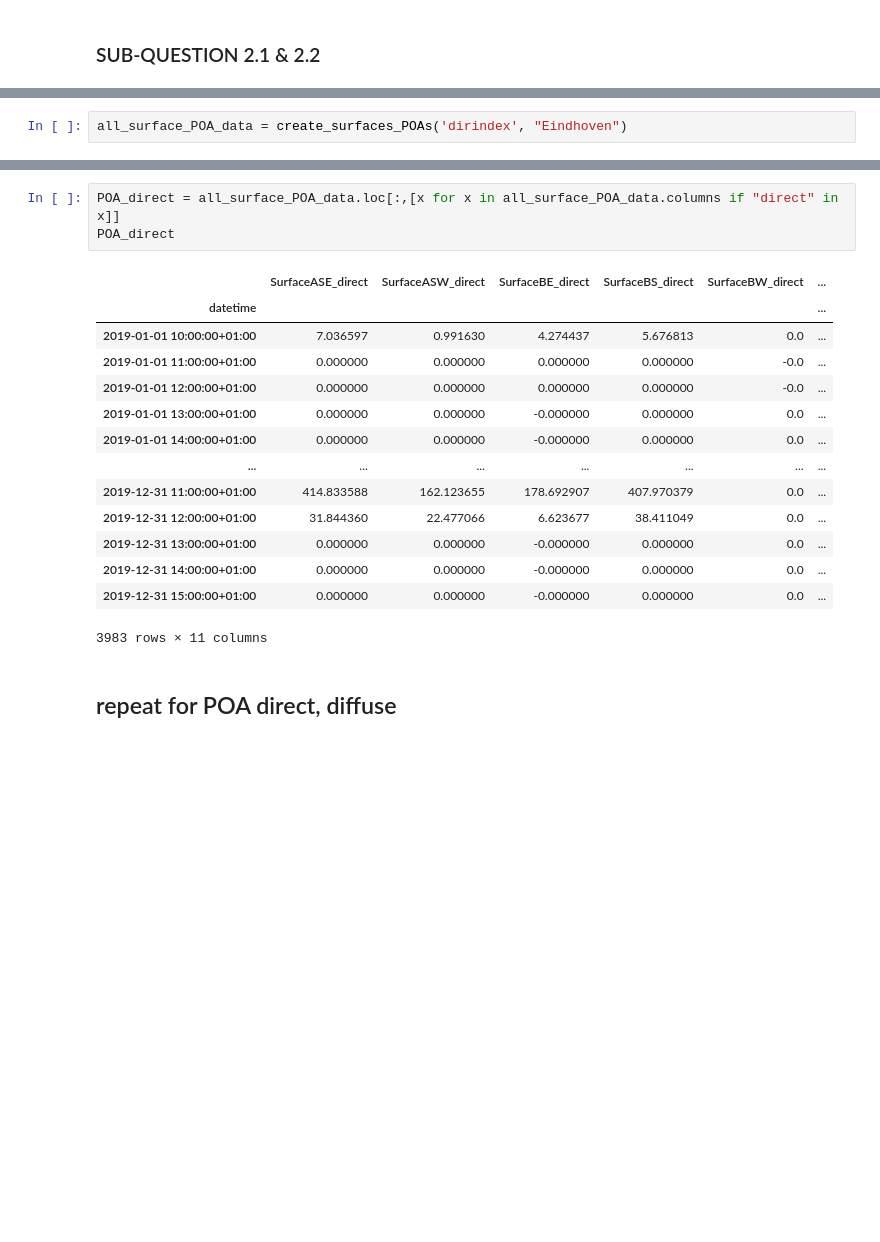
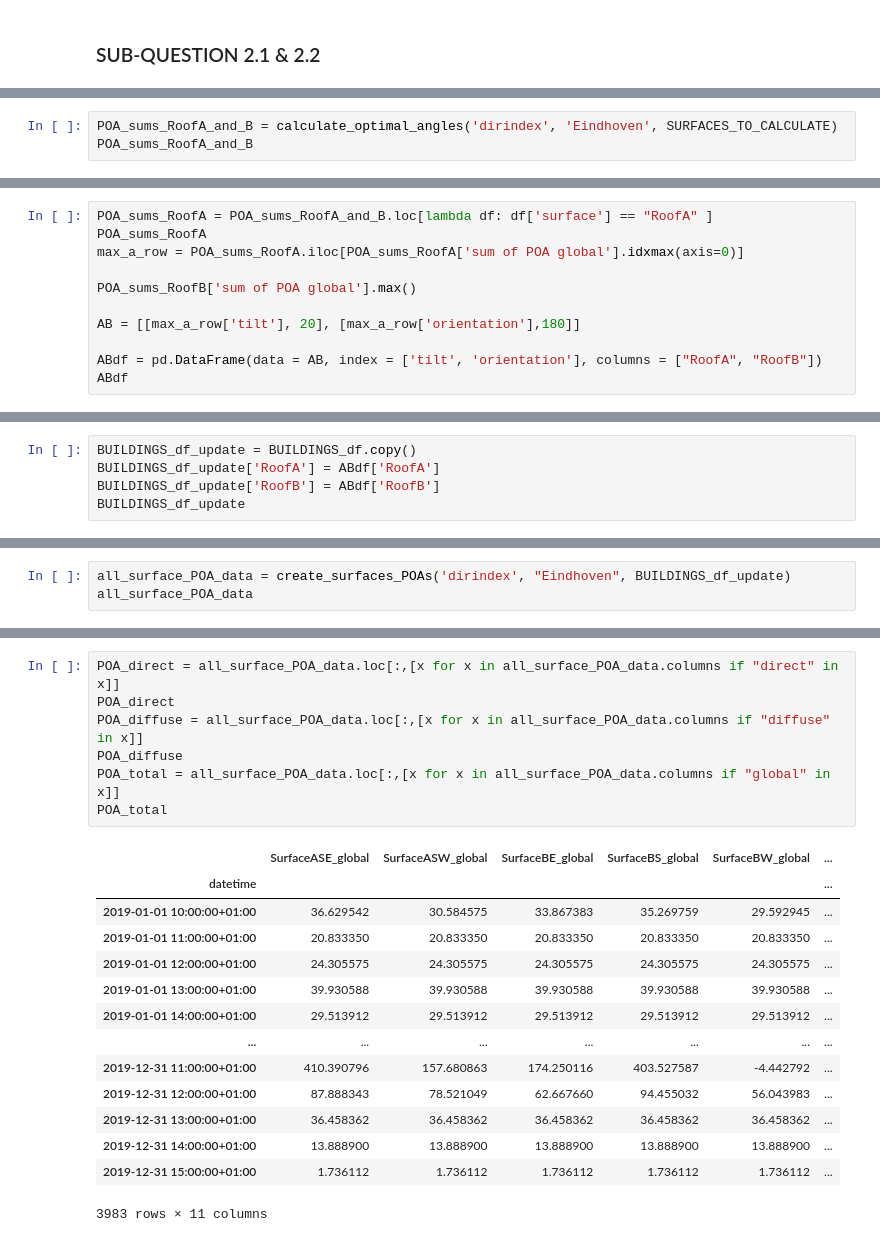
Before and after one commit to ncgarrood/utrechtsmartdistricpartA, a Jupyter notebook: CodeCleanupWalkThrough.ipynb, the cells around one changed output, grey strips where cells are left out. Drawn from its saved outputs; the diff is of its cells as text; blank space fills up the shorter version.

```diff
--- a/CodeCleanupWalkThrough.ipynb
+++ b/CodeCleanupWalkThrough.ipynb
@@ -49,0 +89,3 @@ BUILDINGS
+# %%
+POA_sums_RoofA_and_B = calculate_optimal_angles('dirindex', 'Eindhoven', SURFACES_TO_CALCULATE)
+POA_sums_RoofA_and_B
@@ -59,0 +188,11 @@ BUILDINGS_df
+# %%
+POA_sums_RoofA = POA_sums_RoofA_and_B.loc[lambda df: df['surface'] == "RoofA" ]
+POA_sums_RoofA
+max_a_row = POA_sums_RoofA.iloc[POA_sums_RoofA['sum of POA global'].idxmax(axis=0)]
+
+POA_sums_RoofB['sum of POA global'].max()
+
+AB = [[max_a_row['tilt'], 20], [max_a_row['orientation'],180]]
+
+ABdf = pd.DataFrame(data = AB, index = ['tilt', 'orientation'], columns = ["RoofA", "RoofB"])
+ABdf
@@ -59,0 +203,5 @@ BUILDINGS_df
+# %%
+BUILDINGS_df_update = BUILDINGS_df.copy()
+BUILDINGS_df_update['RoofA'] = ABdf['RoofA']
+BUILDINGS_df_update['RoofB'] = ABdf['RoofB']
+BUILDINGS_df_update
@@ -60,2 +214,3 @@ BUILDINGS_df
 # %%
-all_surface_POA_data = create_surfaces_POAs('dirindex', "Eindhoven")
+all_surface_POA_data = create_surfaces_POAs('dirindex', "Eindhoven", BUILDINGS_df_update)
+all_surface_POA_data
@@ -62,20 +232,22 @@ all_surface_POA_data = create_surfaces_POAs('dirindex', "Eindhoven")
 # %%
 POA_direct = all_surface_POA_data.loc[:,[x for x in all_surface_POA_data.columns if "direct" in x]]
 POA_direct
+POA_diffuse = all_surface_POA_data.loc[:,[x for x in all_surface_POA_data.columns if "diffuse" in x]]
+POA_diffuse
+POA_total = all_surface_POA_data.loc[:,[x for x in all_surface_POA_data.columns if "global" in x]]
+POA_total
 # %% [output]
-|  | SurfaceASE_direct | SurfaceASW_direct | SurfaceBE_direct | SurfaceBS_direct | SurfaceBW_direct | ... |
+|  | SurfaceASE_global | SurfaceASW_global | SurfaceBE_global | SurfaceBS_global | SurfaceBW_global | ... |
 | datetime |  |  |  |  |  | ... |
-| 2019-01-01 10:00:00+01:00 | 7.036597 | 0.991630 | 4.274437 | 5.676813 | 0.0 | ... |
-| 2019-01-01 11:00:00+01:00 | 0.000000 | 0.000000 | 0.000000 | 0.000000 | -0.0 | ... |
-| 2019-01-01 12:00:00+01:00 | 0.000000 | 0.000000 | 0.000000 | 0.000000 | -0.0 | ... |
-| 2019-01-01 13:00:00+01:00 | 0.000000 | 0.000000 | -0.000000 | 0.000000 | 0.0 | ... |
-| 2019-01-01 14:00:00+01:00 | 0.000000 | 0.000000 | -0.000000 | 0.000000 | 0.0 | ... |
+| 2019-01-01 10:00:00+01:00 | 36.629542 | 30.584575 | 33.867383 | 35.269759 | 29.592945 | ... |
+| 2019-01-01 11:00:00+01:00 | 20.833350 | 20.833350 | 20.833350 | 20.833350 | 20.833350 | ... |
+| 2019-01-01 12:00:00+01:00 | 24.305575 | 24.305575 | 24.305575 | 24.305575 | 24.305575 | ... |
+| 2019-01-01 13:00:00+01:00 | 39.930588 | 39.930588 | 39.930588 | 39.930588 | 39.930588 | ... |
+| 2019-01-01 14:00:00+01:00 | 29.513912 | 29.513912 | 29.513912 | 29.513912 | 29.513912 | ... |
 | ... | ... | ... | ... | ... | ... | ... |
-| 2019-12-31 11:00:00+01:00 | 414.833588 | 162.123655 | 178.692907 | 407.970379 | 0.0 | ... |
-| 2019-12-31 12:00:00+01:00 | 31.844360 | 22.477066 | 6.623677 | 38.411049 | 0.0 | ... |
-| 2019-12-31 13:00:00+01:00 | 0.000000 | 0.000000 | -0.000000 | 0.000000 | 0.0 | ... |
-| 2019-12-31 14:00:00+01:00 | 0.000000 | 0.000000 | -0.000000 | 0.000000 | 0.0 | ... |
-| 2019-12-31 15:00:00+01:00 | 0.000000 | 0.000000 | -0.000000 | 0.000000 | 0.0 | ... |
+| 2019-12-31 11:00:00+01:00 | 410.390796 | 157.680863 | 174.250116 | 403.527587 | -4.442792 | ... |
+| 2019-12-31 12:00:00+01:00 | 87.888343 | 78.521049 | 62.667660 | 94.455032 | 56.043983 | ... |
+| 2019-12-31 13:00:00+01:00 | 36.458362 | 36.458362 | 36.458362 | 36.458362 | 36.458362 | ... |
+| 2019-12-31 14:00:00+01:00 | 13.888900 | 13.888900 | 13.888900 | 13.888900 | 13.888900 | ... |
+| 2019-12-31 15:00:00+01:00 | 1.736112 | 1.736112 | 1.736112 | 1.736112 | 1.736112 | ... |
 3983 rows × 11 columns
-# %% [markdown]
-## repeat for POA direct, diffuse
```
Also changed, not shown: parts of 25 cells of this notebook, 1 other file.
